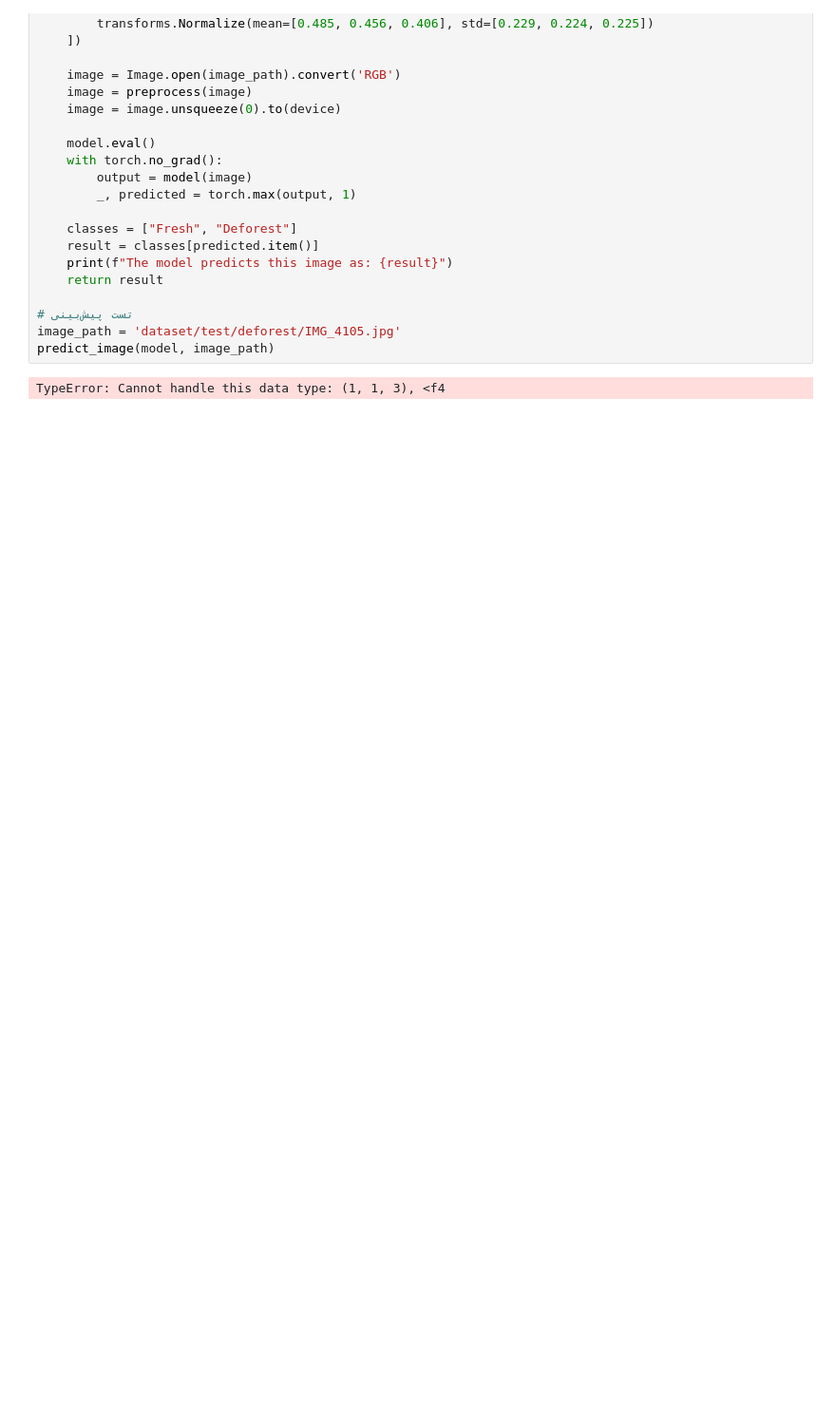
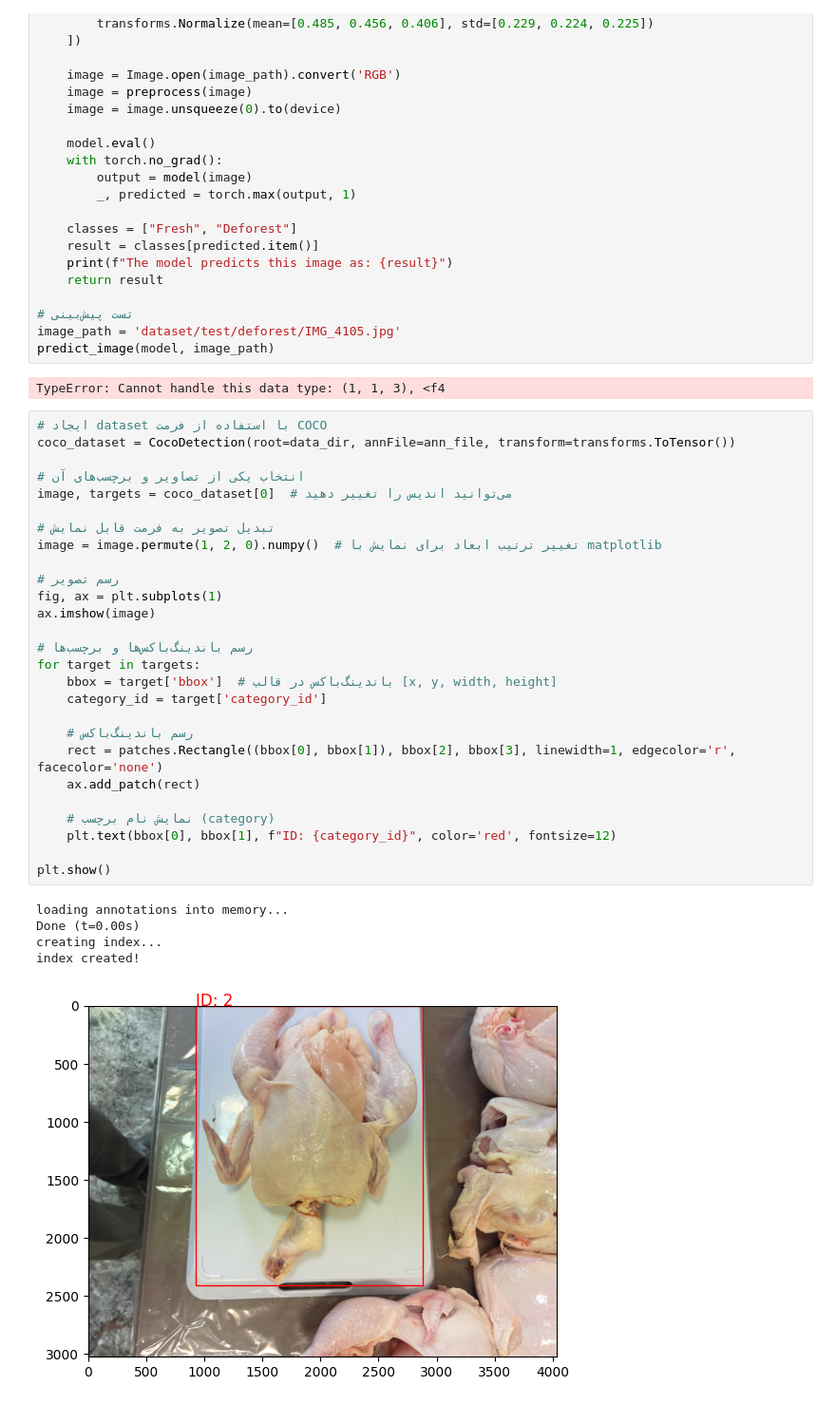
Before and after one commit to realxoman/PoultryInspector, a Jupyter notebook: test1.ipynb, the cells around one changed output. Shown at 95% size. Drawn from its saved outputs; the diff is of its cells as text; blank space fills up the shorter version.

```diff
--- a/test1.ipynb
+++ b/test1.ipynb
@@ -181,3 +184,36 @@ image_path = 'dataset/test/deforest/IMG_4105.jpg'
 predict_image(model, image_path)
 # %% [output]
 TypeError: Cannot handle this data type: (1, 1, 3), <f4
+# %%
+# ایجاد dataset با استفاده از فرمت COCO
+coco_dataset = CocoDetection(root=data_dir, annFile=ann_file, transform=transforms.ToTensor())
+
+# انتخاب یکی از تصاویر و برچسب‌های آن
+image, targets = coco_dataset[0]  # می‌توانید اندیس را تغییر دهید
+
+# تبدیل تصویر به فرمت قابل نمایش
+image = image.permute(1, 2, 0).numpy()  # تغییر ترتیب ابعاد برای نمایش با matplotlib
+
+# رسم تصویر
+fig, ax = plt.subplots(1)
+ax.imshow(image)
+
+# رسم باندینگ‌باکس‌ها و برچسب‌ها
+for target in targets:
+    bbox = target['bbox']  # باندینگ‌باکس در قالب [x, y, width, height]
+    category_id = target['category_id']
+
+    # رسم باندینگ‌باکس
+    rect = patches.Rectangle((bbox[0], bbox[1]), bbox[2], bbox[3], linewidth=1, edgecolor='r', facecolor='none')
+    ax.add_patch(rect)
+
+    # نمایش نام برچسب (category)
+    plt.text(bbox[0], bbox[1], f"ID: {category_id}", color='red', fontsize=12)
+
+plt.show()
+# %% [output]
+loading annotations into memory...
+Done (t=0.00s)
+creating index...
+index created!
+[figure, added]
```
Also changed, not shown: parts of 11 cells of this notebook, 3 other files.
